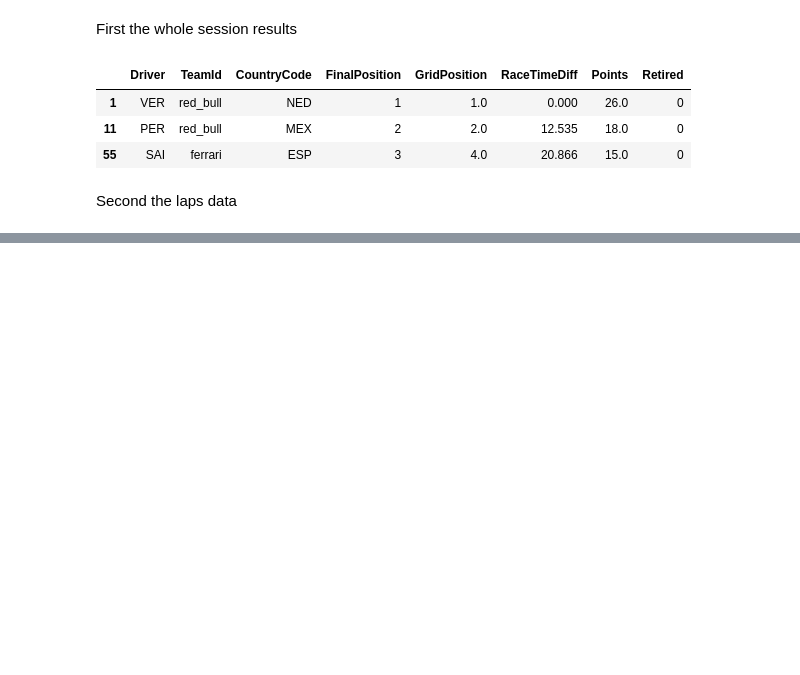
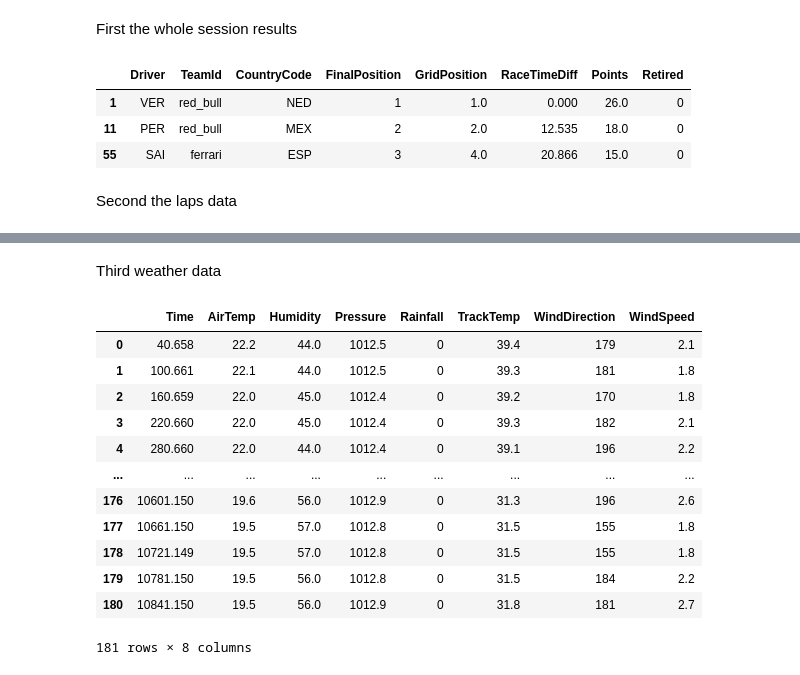
Before and after one commit to kilid69/F1, a Jupyter notebook: main.ipynb, the cells around one changed output, grey strips where cells are left out. Drawn from its saved outputs; the diff is of its cells as text; code cells hidden in the pictures; blank space fills up the shorter version.

```diff
--- a/main.ipynb
+++ b/main.ipynb
@@ -274,0 +302,24 @@ array(['125', '1', '12', '21'], dtype=object)
+# %% [markdown]
+Third weather data
+# %%
+session_weather = session.weather_data.copy()
+# convert Time to seconds
+session_weather = convert_time(session_weather, 'Time')
+# convert Rainfall to 0 and 1
+session_weather['Rainfall'] = session_weather['Rainfall'].apply(lambda x: 1 if x else 0)
+
+session_weather
+# %% [output]
+|  | Time | AirTemp | Humidity | Pressure | Rainfall | TrackTemp | WindDirection | WindSpeed |
+| 0 | 40.658 | 22.2 | 44.0 | 1012.5 | 0 | 39.4 | 179 | 2.1 |
+| 1 | 100.661 | 22.1 | 44.0 | 1012.5 | 0 | 39.3 | 181 | 1.8 |
+| 2 | 160.659 | 22.0 | 45.0 | 1012.4 | 0 | 39.2 | 170 | 1.8 |
+| 3 | 220.660 | 22.0 | 45.0 | 1012.4 | 0 | 39.3 | 182 | 2.1 |
+| 4 | 280.660 | 22.0 | 44.0 | 1012.4 | 0 | 39.1 | 196 | 2.2 |
+| ... | ... | ... | ... | ... | ... | ... | ... | ... |
+| 176 | 10601.150 | 19.6 | 56.0 | 1012.9 | 0 | 31.3 | 196 | 2.6 |
+| 177 | 10661.150 | 19.5 | 57.0 | 1012.8 | 0 | 31.5 | 155 | 1.8 |
+| 178 | 10721.149 | 19.5 | 57.0 | 1012.8 | 0 | 31.5 | 155 | 1.8 |
+| 179 | 10781.150 | 19.5 | 56.0 | 1012.8 | 0 | 31.5 | 184 | 2.2 |
+| 180 | 10841.150 | 19.5 | 56.0 | 1012.9 | 0 | 31.8 | 181 | 2.7 |
+181 rows × 8 columns
```
Also changed, not shown: parts of 8 cells of this notebook.
